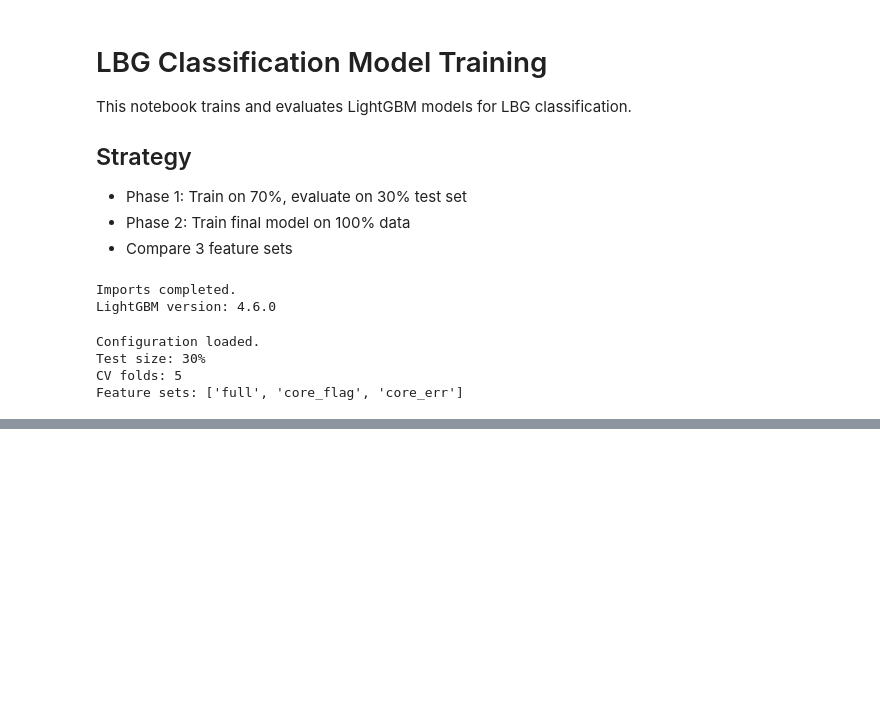
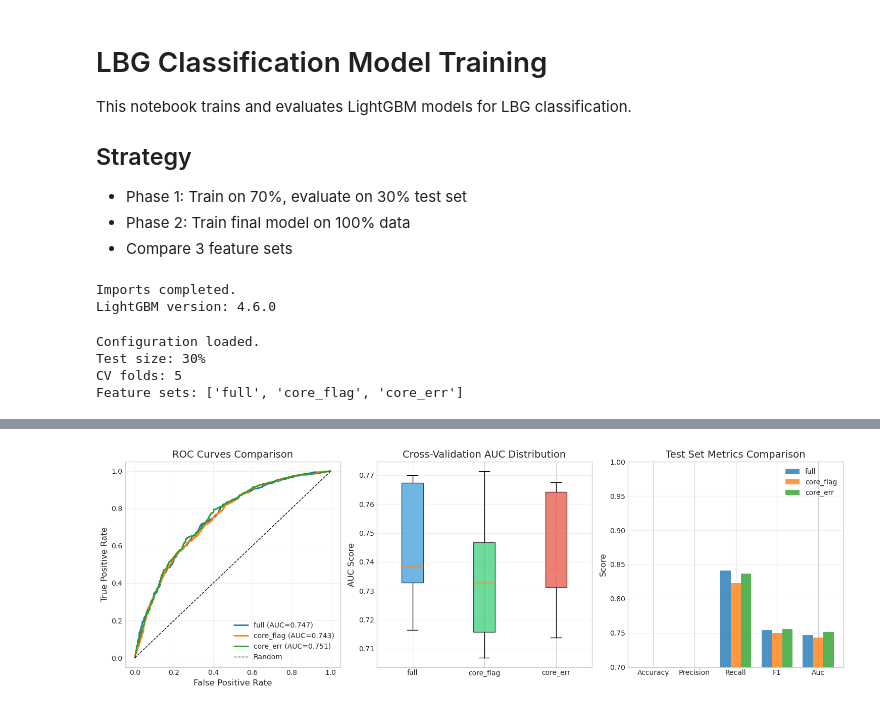
Before and after one commit to Zireael-Rhena/Target_Selection_Based_on_Photometric_Data, a Jupyter notebook: LBG_Classification_Model_Training.ipynb, the cells around one changed output, grey strips where cells are left out. Saved outputs shown, nothing was run; the diff lists cells and outputs as text; code cells hidden in the pictures; blank space fills up the shorter version.

```diff
--- a/LBG_Classification_Model_Training.ipynb
+++ b/LBG_Classification_Model_Training.ipynb
@@ -139,0 +389,56 @@ Missing values in features:
+# %%
+# Cell 8: Visualization - ROC Curves
+
+fig, axes = plt.subplots(1, 3, figsize=(15, 5))
+
+# Plot 1: ROC curves comparison
+ax1 = axes[0]
+for name, results in all_results. items():
+    fpr, tpr, _ = roc_curve(y_test, results['y_pred_proba'])
+    auc = results['test_metrics']['auc']
+    ax1.plot(fpr, tpr, label=f"{name} (AUC={auc:.3f})", linewidth=2)
+
+ax1.plot([0, 1], [0, 1], 'k--', label='Random', linewidth=1)
+ax1.set_xlabel('False Positive Rate', fontsize=12)
+ax1.set_ylabel('True Positive Rate', fontsize=12)
+ax1.set_title('ROC Curves Comparison', fontsize=14)
+ax1.legend(loc='lower right')
+ax1.grid(True, alpha=0.3)
+
+# Plot 2: CV scores boxplot
+ax2 = axes[1]
+cv_data = [results['cv_scores'] for results in all_results.values()]
+bp = ax2.boxplot(cv_data, labels=list(all_results.keys()), patch_artist=True)
+colors = ['#3498db', '#2ecc71', '#e74c3c']
+for patch, color in zip(bp['boxes'], colors):
+    patch.set_facecolor(color)
+    patch.set_alpha(0.7)
+ax2.set_ylabel('AUC Score', fontsize=12)
+ax2.set_title('Cross-Validation AUC Distribution', fontsize=14)
+ax2.grid(True, alpha=0.3, axis='y')
+
+# Plot 3: Metric comparison bar chart
+ax3 = axes[2]
+metrics = ['accuracy', 'precision', 'recall', 'f1', 'auc']
+x = np.arange(len(metrics))
+width = 0.25
+
+for i, (name, results) in enumerate(all_results.items()):
+    values = [results['test_metrics'][m] for m in metrics]
+    ax3.bar(x + i*width, values, width, label=name, alpha=0.8)
+
+ax3.set_ylabel('Score', fontsize=12)
+ax3.set_title('Test Set Metrics Comparison', fontsize=14)
+ax3.set_xticks(x + width)
+ax3.set_xticklabels([m.capitalize() for m in metrics])
+ax3.legend()
+ax3.grid(True, alpha=0.3, axis='y')
+ax3.set_ylim([0.7, 1.0])
+
+plt.tight_layout()
+# plt.savefig(os.path.join(MODEL_DIR, 'model_comparison.png'), dpi=150, bbox_inches='tight')
+plt.show()
+
+# print(f"\nFigure saved to:  {MODEL_DIR}/model_comparison.png")
+# %% [output]
+[figure, added]
```
Also changed, not shown: parts of 9 cells of this notebook.
